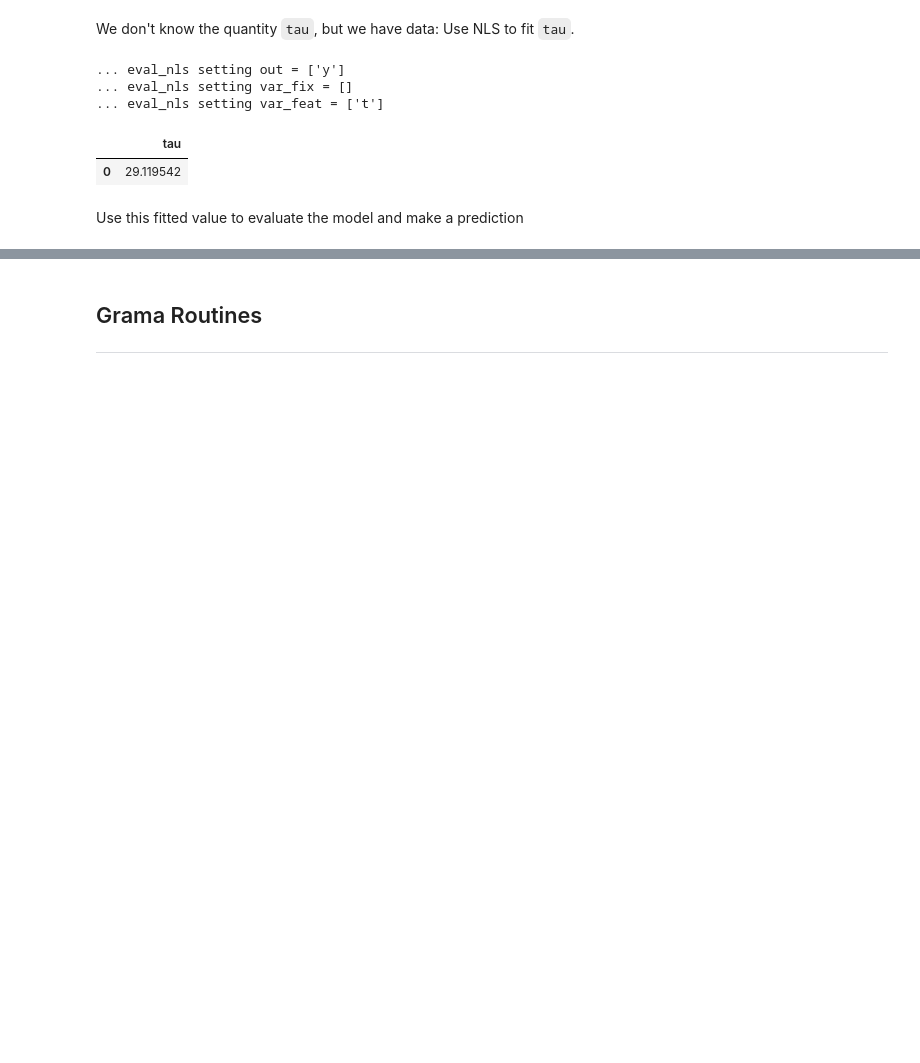
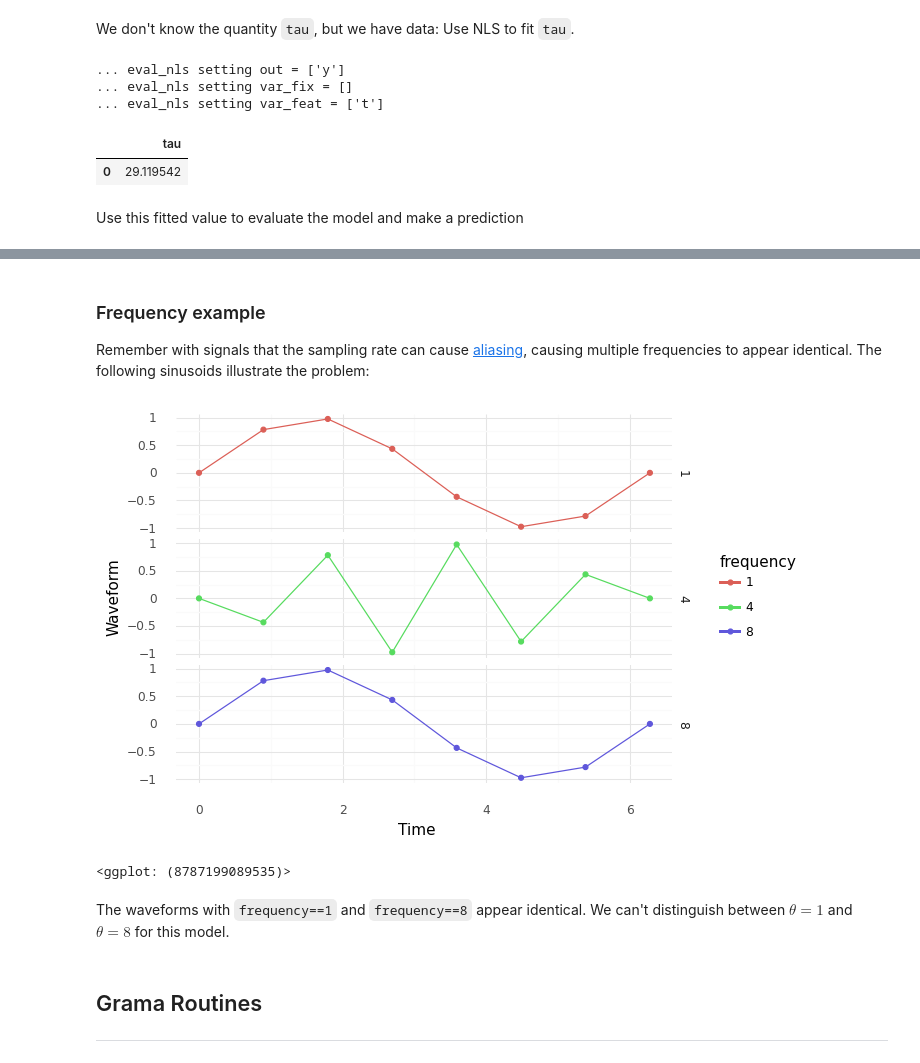
Before and after one commit to zdelrosario/pdo-notes, a Jupyter notebook: day5.ipynb, the cells around one changed output, grey strips where cells are left out. Cells and saved outputs as stored; diff of their text form; code cells hidden in the pictures; blank space fills up the shorter version.

Commit message:
add grama examples

```diff
--- a/day5.ipynb
+++ b/day5.ipynb
@@ -127,3 +227,33 @@ df_predict = (
+# %% [markdown]
+### Frequency example
+
+Remember with signals that the sampling rate can cause [aliasing](https://en.wikipedia.org/wiki/Aliasing), causing multiple frequencies to appear identical. The following sinusoids illustrate the problem:
+# %%
+df_waveform = (
+    gr.df_make(t=np.linspace(0, 2 * np.pi, num=8))
+    >> gr.tf_mutate(
+        y1=gr.sin(1 * DF.t),
+        y4=gr.sin(4 * DF.t),
+        y8=gr.sin(8 * DF.t),
+    )
+    >> gr.tf_gather("frequency", "y", ["y1", "y4", "y8"])
+    >> gr.tf_mutate(frequency=gr.str_extract(DF.frequency, "\\d+"))
+)
+
+(
+    df_waveform
+    >> ggplot(aes("t", "y", color="frequency"))
+    + geom_line()
+    + geom_point()
+    + facet_grid("frequency~.")
+    + theme_minimal()
+    + labs(x="Time", y="Waveform")
+)
+# %% [output]
+[figure, added]
+<ggplot: (8787199089535)>
+# %% [markdown]
+The waveforms with `frequency==1` and `frequency==8` appear identical. We can't distinguish between $\theta = 1$ and $\theta = 8$ for this model.
 # %% [markdown]
 ## Grama Routines
 
```
Also changed, not shown: parts of 18 cells of this notebook.
